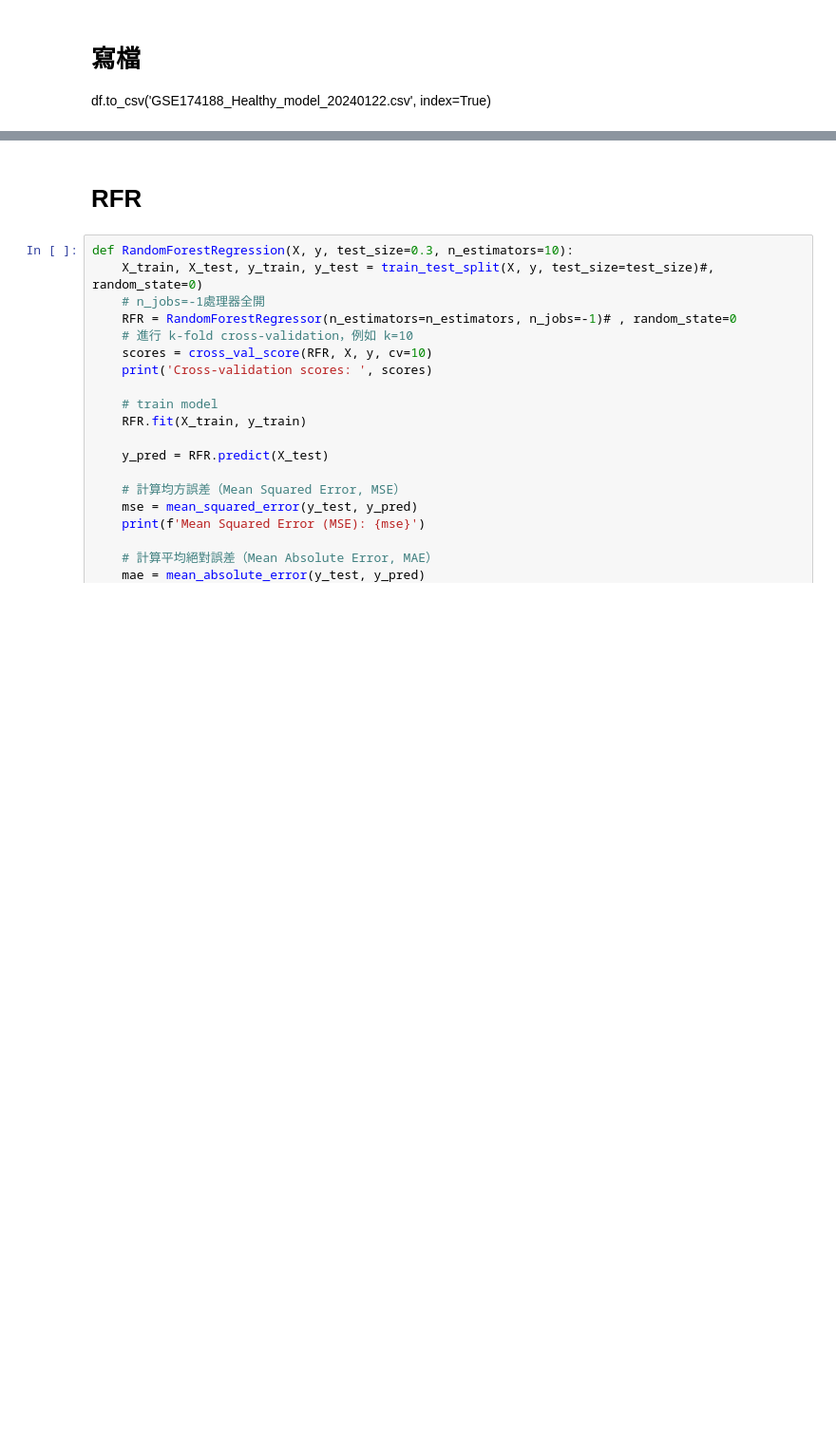
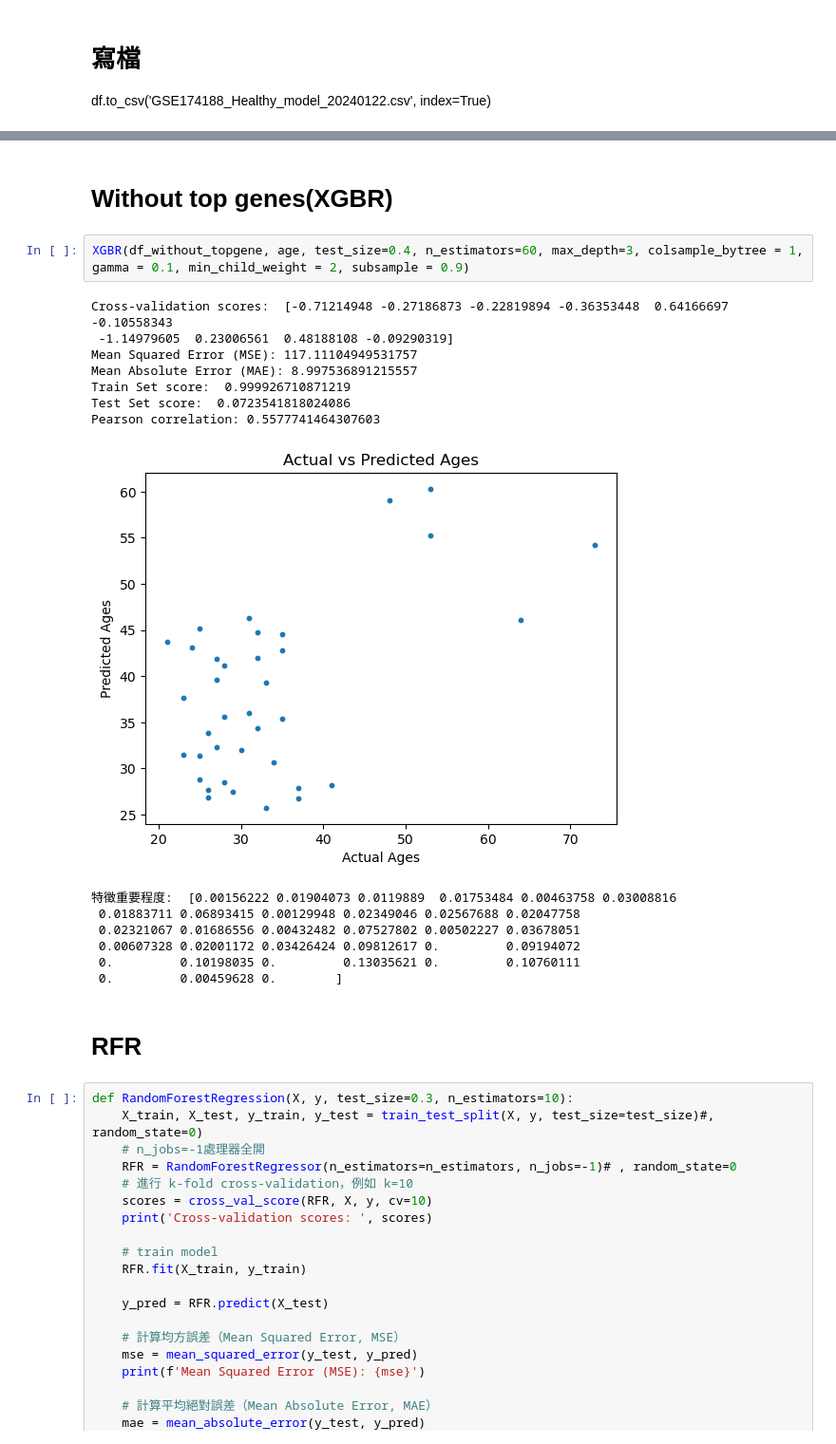
Before and after one commit to benson8902/Research, a Jupyter notebook: Code/Step7 XGBR_20240122.ipynb, the cells around one changed output, grey strips where cells are left out. Shown at 95% size. Drawn from its saved outputs; the diff is of its cells as text; blank space fills up the shorter version.

```diff
--- a/Code/Step7 XGBR_20240122.ipynb
+++ b/Code/Step7 XGBR_20240122.ipynb
@@ -374,3 +395,22 @@ Pearson correlation: 0.36759357239934104
+# %% [markdown]
+#  Without top genes(XGBR)
+# %%
+XGBR(df_without_topgene, age, test_size=0.4, n_estimators=60, max_depth=3, colsample_bytree = 1, gamma = 0.1, min_child_weight = 2, subsample = 0.9)
+# %% [output]
+Cross-validation scores:  [-0.71214948 -0.27186873 -0.22819894 -0.36353448  0.64166697 -0.10558343
+ -1.14979605  0.23006561  0.48188108 -0.09290319]
+Mean Squared Error (MSE): 117.11104949531757
+Mean Absolute Error (MAE): 8.997536891215557
+Train Set score:  0.999926710871219
+Test Set score:  0.0723541818024086
+Pearson correlation: 0.5577741464307603
+[figure, added]
+特徵重要程度:  [0.00156222 0.01904073 0.0119889  0.01753484 0.00463758 0.03008816
+ 0.01883711 0.06893415 0.00129948 0.02349046 0.02567688 0.02047758
+ 0.02321067 0.01686556 0.00432482 0.07527802 0.00502227 0.03678051
+ 0.00607328 0.02001172 0.03426424 0.09812617 0.         0.09194072
+ 0.         0.10198035 0.         0.13035621 0.         0.10760111
+ 0.         0.00459628 0.        ]
 # %% [markdown]
 # RFR
 # %%
```
Also changed, not shown: parts of 24 cells of this notebook, 1 other file.
